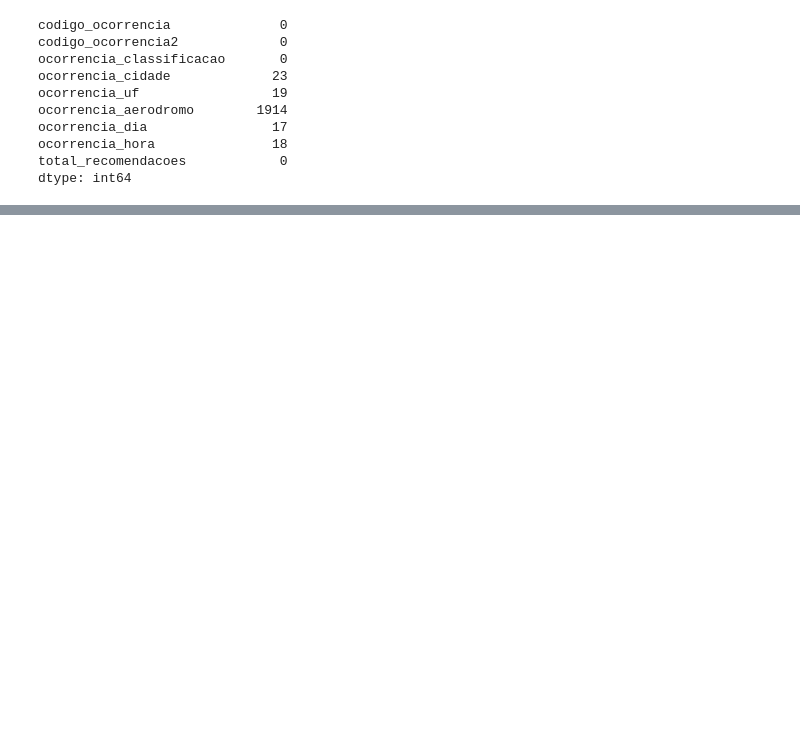
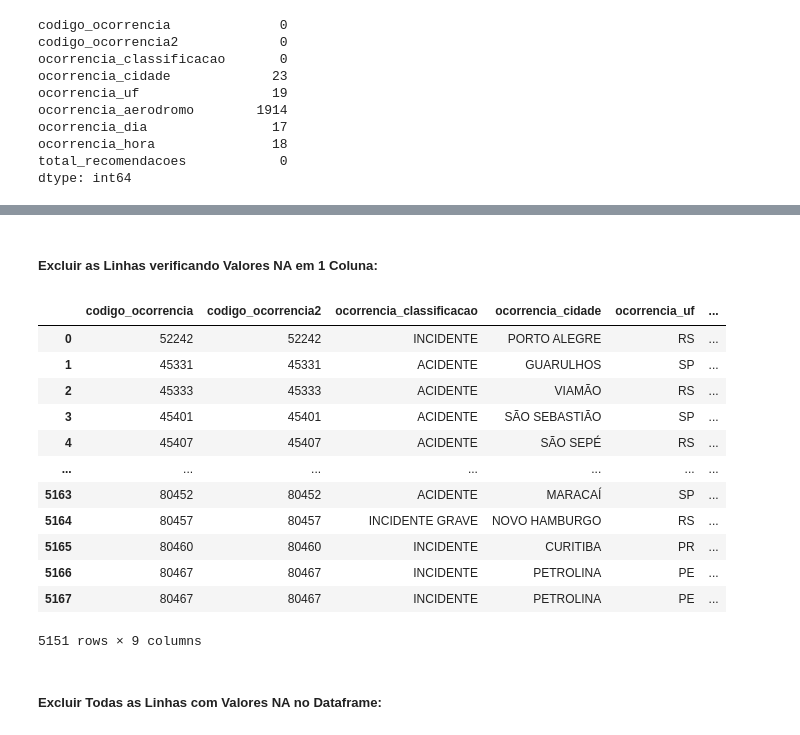
Before and after one commit to rigueti-bruno/Cognizant-Data-Cloud-Engineer, a Jupyter notebook: Programação_Python/05-Fundamentos de ETL com Python/05-2-ETL com Python - Limpeza.ipynb, the cells around one changed output, grey strips where cells are left out. Saved outputs shown, nothing was run; the diff lists cells and outputs as text; code cells hidden in the pictures; blank space fills up the shorter version.

```diff
--- a/Programação_Python/05-Fundamentos de ETL com Python/05-2-ETL com Python - Limpeza.ipynb
+++ b/Programação_Python/05-Fundamentos de ETL com Python/05-2-ETL com Python - Limpeza.ipynb
@@ -465,0 +470,5 @@ dtype: int64
+# %%
+df['total_recomendacoes_bkp'] = df.total_recomendacoes
+# df - dataframe
+# 'total_recomendacoes_bkp' - nome da nova coluna
+# df.total_recomendacoes - origem dos dados da nova coluna
@@ -465,0 +487,7 @@ dtype: int64
+# %%
+df.drop(['total_recomendacoes_bkp'], axis=1, inplace=True)
+# df - dataframe
+# .drop - função exclui as colunas especificadas
+# ['total_recomendacoes_bkp'] - lista com o nome das colunas a serem excluídas
+# axis=1 - altera para o eixo horizontal - colunas
+# inplace=True - efetiva a exclusão da coluna no dataframe
@@ -465,0 +521,26 @@ dtype: int64
+# %% [markdown]
+##### Excluir as Linhas verificando Valores NA em 1 Coluna:
+# %%
+df.dropna(subset=['ocorrencia_dia'], inplace=True)
+# df - dataframe
+# .dropna - função que exclui as linhas/registros com valores NA
+# subset=['ocorrencia_dia'] - especifica em quais linhas serão verificados os valores Na
+# inplace=True - efetiva a exclusão das linhas no dataframe
+# %%
+df
+# %% [output]
+|  | codigo_ocorrencia | codigo_ocorrencia2 | ocorrencia_classificacao | ocorrencia_cidade | ocorrencia_uf | ... |
+| 0 | 52242 | 52242 | INCIDENTE | PORTO ALEGRE | RS | ... |
+| 1 | 45331 | 45331 | ACIDENTE | GUARULHOS | SP | ... |
+| 2 | 45333 | 45333 | ACIDENTE | VIAMÃO | RS | ... |
+| 3 | 45401 | 45401 | ACIDENTE | SÃO SEBASTIÃO | SP | ... |
+| 4 | 45407 | 45407 | ACIDENTE | SÃO SEPÉ | RS | ... |
+| ... | ... | ... | ... | ... | ... | ... |
+| 5163 | 80452 | 80452 | ACIDENTE | MARACAÍ | SP | ... |
+| 5164 | 80457 | 80457 | INCIDENTE GRAVE | NOVO HAMBURGO | RS | ... |
+| 5165 | 80460 | 80460 | INCIDENTE | CURITIBA | PR | ... |
+| 5166 | 80467 | 80467 | INCIDENTE | PETROLINA | PE | ... |
+| 5167 | 80467 | 80467 | INCIDENTE | PETROLINA | PE | ... |
+5151 rows × 9 columns
+# %% [markdown]
+##### Excluir Todas as Linhas com Valores NA no Dataframe:
```
Also changed, not shown: parts of 20 cells of this notebook, 2 other files.
